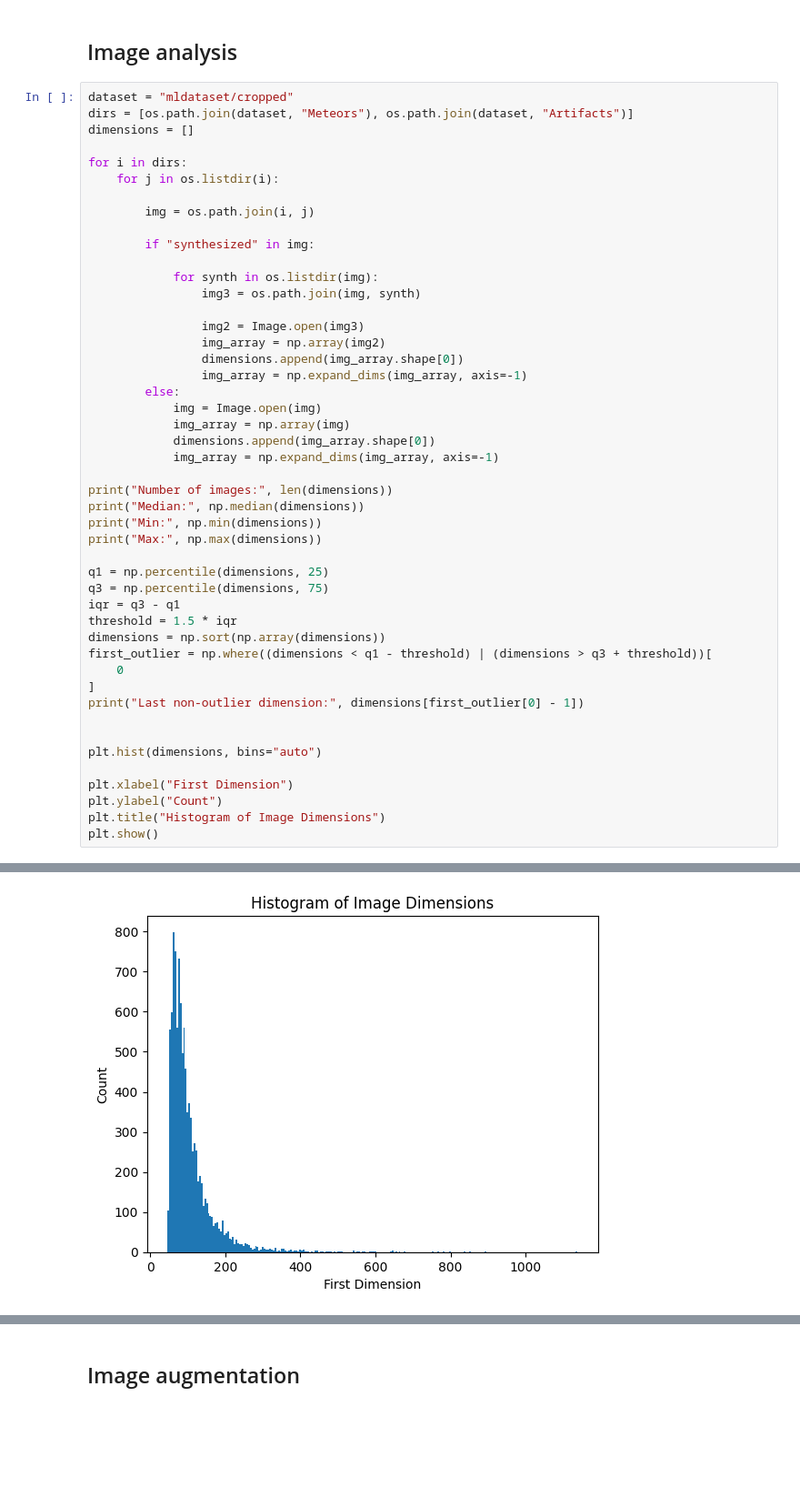
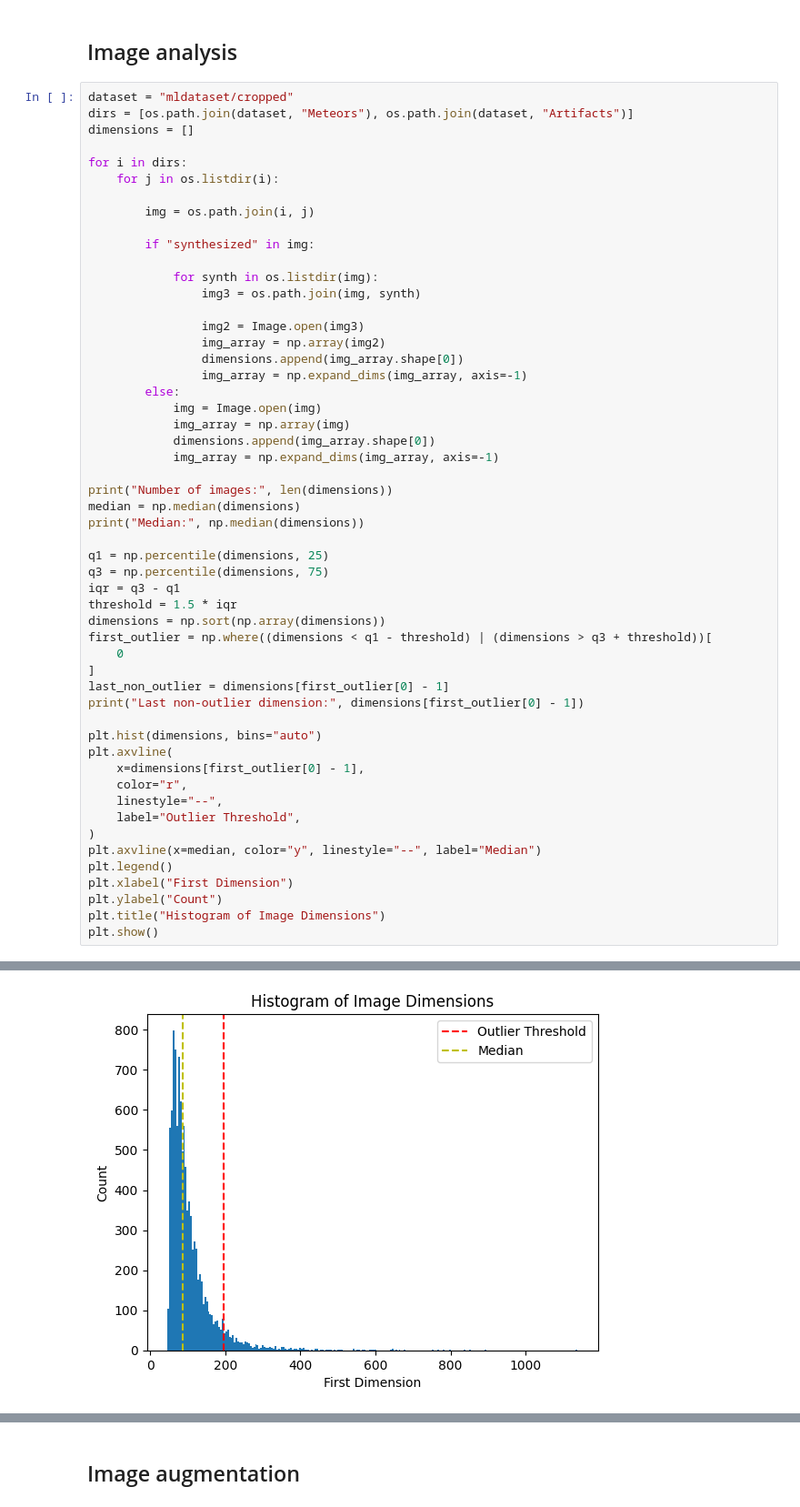
Before and after one commit to 9helix/GMNmeteorNet, a Jupyter notebook: MLmodel.ipynb, the cells around one changed output, grey strips where cells are left out. Shown at 91% size. Saved outputs shown, nothing was run; the diff lists cells and outputs as text; blank space fills up the shorter version.

```diff
--- a/MLmodel.ipynb
+++ b/MLmodel.ipynb
@@ -50,9 +50,8 @@ for i in dirs:
             img_array = np.expand_dims(img_array, axis=-1)
 
 print("Number of images:", len(dimensions))
+median = np.median(dimensions)
 print("Median:", np.median(dimensions))
-print("Min:", np.min(dimensions))
-print("Max:", np.max(dimensions))
 
 q1 = np.percentile(dimensions, 25)
 q3 = np.percentile(dimensions, 75)
@@ -62,11 +61,18 @@ dimensions = np.sort(np.array(dimensions))
 first_outlier = np.where((dimensions < q1 - threshold) | (dimensions > q3 + threshold))[
     0
 ]
+last_non_outlier = dimensions[first_outlier[0] - 1]
 print("Last non-outlier dimension:", dimensions[first_outlier[0] - 1])
 
-
 plt.hist(dimensions, bins="auto")
-
+plt.axvline(
+    x=dimensions[first_outlier[0] - 1],
+    color="r",
+    linestyle="--",
+    label="Outlier Threshold",
+)
+plt.axvline(x=median, color="y", linestyle="--", label="Median")
+plt.legend()
 plt.xlabel("First Dimension")
 plt.ylabel("Count")
 plt.title("Histogram of Image Dimensions")
@@ -79,2 +83,2 @@ Max: 1138
 Last non-outlier dimension: 195
-[figure, old version]
+[figure, new version]
```
Also changed, not shown: parts of 32 cells of this notebook, 14 other files.
